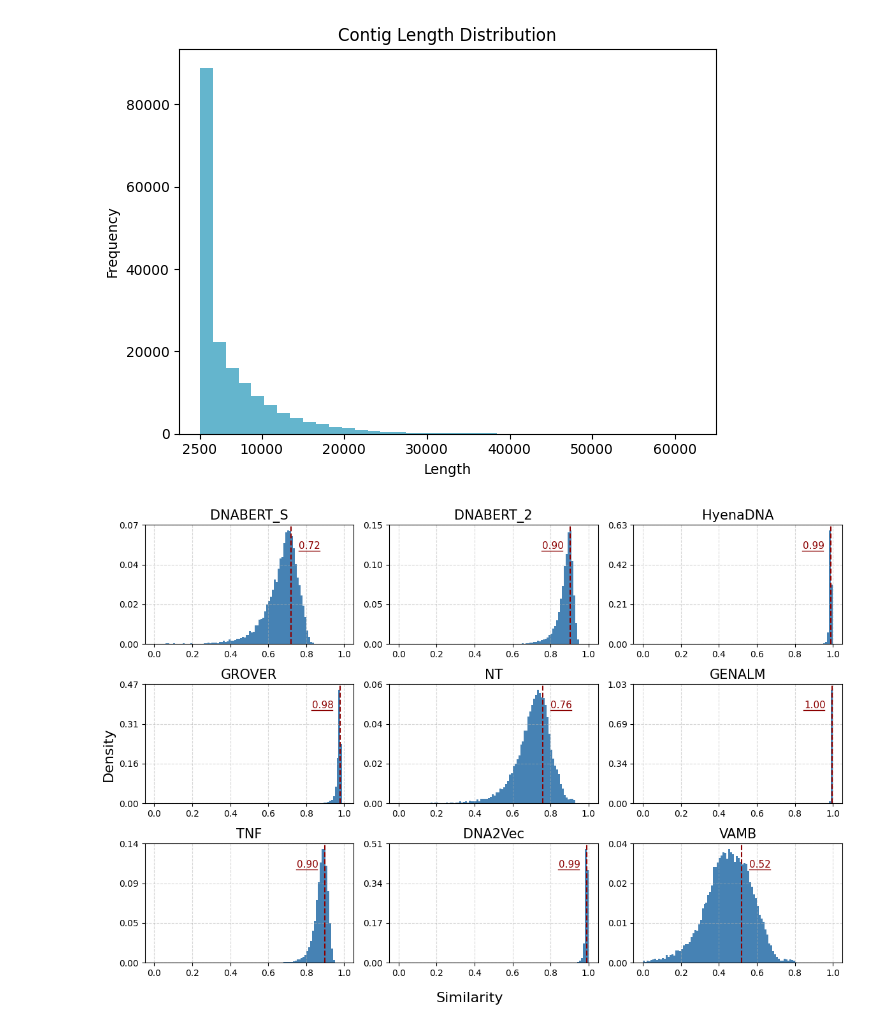
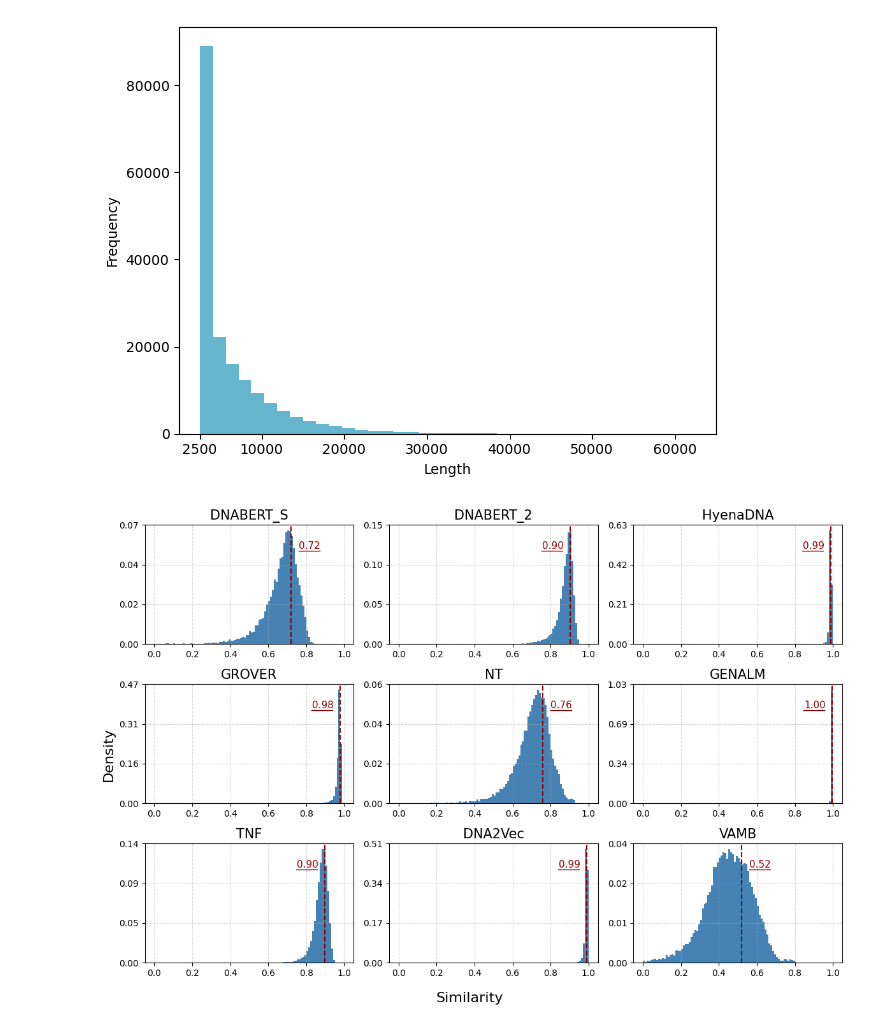
Before and after one commit to eisuke119/Research-Project, a Jupyter notebook: jupyter-notebook/make_figs.ipynb, the cells around one changed output. Saved outputs shown, nothing was run; the diff lists cells and outputs as text; code cells hidden in the pictures.

Commit message:
removed title from histogram figure

```diff
--- a/jupyter-notebook/make_figs.ipynb
+++ b/jupyter-notebook/make_figs.ipynb
@@ -25,30 +25,29 @@ dna_sequences = [i[1] for i in data[1:]]
 # %%
 palette = sns.color_palette('deep')[8:10]
 
 # Calculate each sequence length
 sequence_len = [len(s) for s in dna_sequences]
 
 # Create the histogram
 plt.hist(sequence_len, bins=40, range=(2500, 65000), color=palette[1])
 
 # Add a title and labels
-plt.title('Contig Length Distribution')
 plt.xlabel('Length')
 plt.ylabel('Frequency')
 
 current_ticks = plt.xticks()[0]
 new_ticks = [tick for tick in current_ticks if tick != 0]
 new_ticks.append(2500)
 plt.xticks(sorted(new_ticks))
 plt.xlim(0, 65000)
 plt.tight_layout()
 # Save the figure as an SVG file
 plt.savefig('../figures/seq_len_hist.svg')
 
 # Display the plot
 plt.show()
 # %% [output]
-[figure, old version]
+[figure, new version]
 # %%
 fig, axes = plt.subplots(3, 3, figsize=(12, 8))
 axes = axes.flatten()
```
Also changed, not shown: 1 other file.
